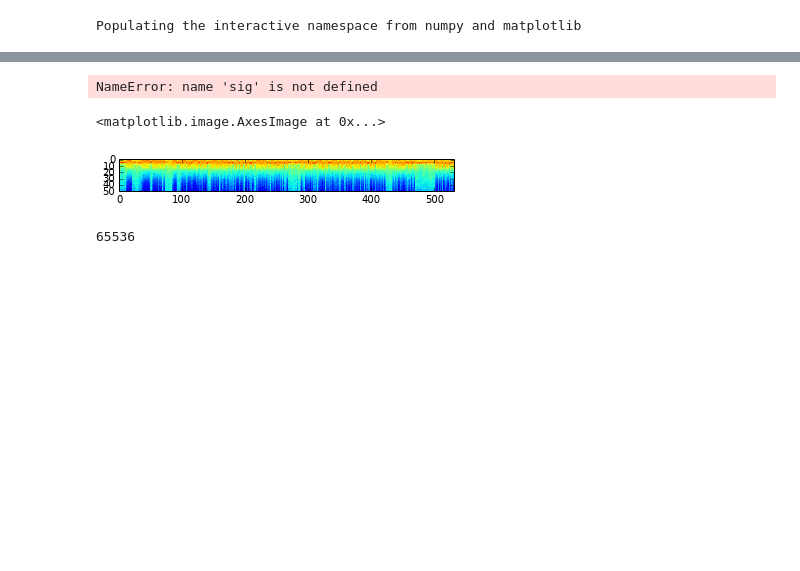
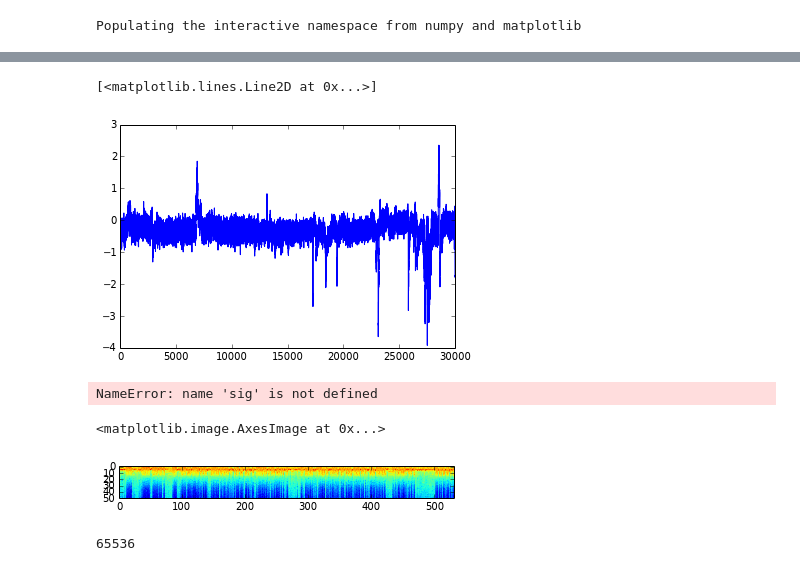
Before and after one commit to gilestrolab/pyrem, a Jupyter notebook: prototype/plot_signals.ipynb, the cells around one changed output, grey strips where cells are left out. Drawn from its saved outputs; the diff is of its cells as text; code cells hidden in the pictures; blank space fills up the shorter version.

```diff
--- a/prototype/plot_signals.ipynb
+++ b/prototype/plot_signals.ipynb
@@ -21,3 +32,8 @@ sig[0:300000]
+# %%
+plot(sig[0:30000]["c3"])
+# %% [output]
+[<matplotlib.lines.Line2D at 0x...>]
+[figure, added]
 # %%
 img = []
 
```
Also changed, not shown: parts of 2 cells of this notebook, 4 other files.
